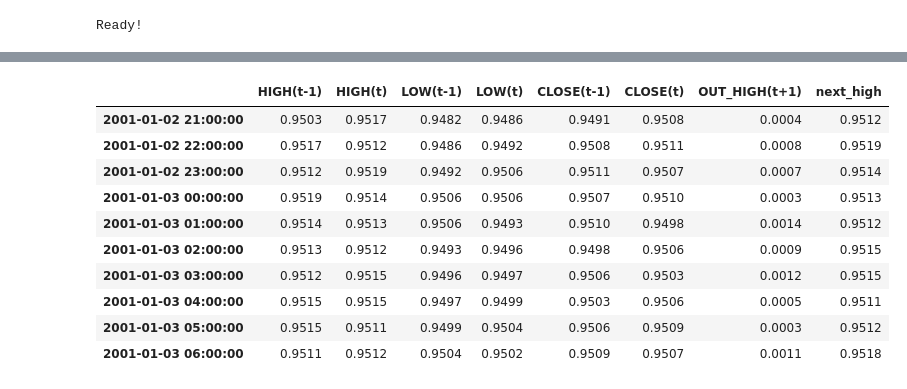
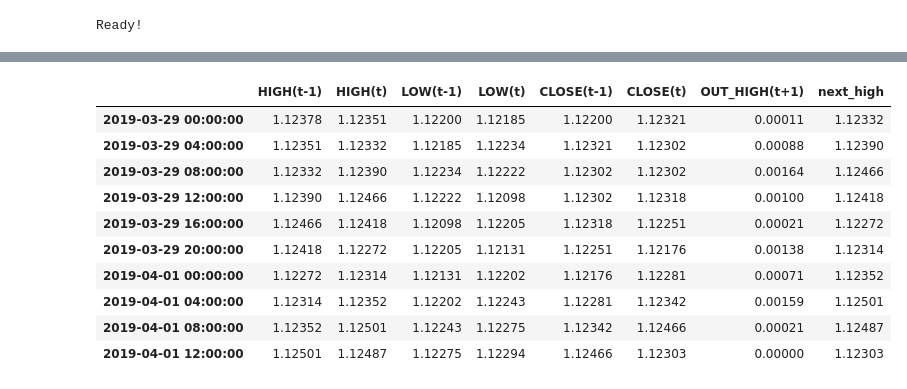
Before and after one commit to raulMrello/MachineLearning_for_Trading, a Jupyter notebook: PredictiveNet/notebooks/other auxiliar notebooks/Generating Predictions.ipynb, the cells around one changed output, grey strips where cells are left out. Cells and saved outputs as stored; diff of their text form; code cells hidden in the pictures.

```diff
--- a/PredictiveNet/notebooks/other auxiliar notebooks/Generating Predictions.ipynb
+++ b/PredictiveNet/notebooks/other auxiliar notebooks/Generating Predictions.ipynb
@@ -65,7 +63,7 @@ print('Ready!')
 Ready!
 # %%
 # Cargo el histórico en el dataframe 'df' y visualizo los primeros registros
-df = utils.load_hist('../csv_data/EURUSD_H1.csv', sep=';', remove_weekends=True)
+df = utils.load_hist('../../csv_data/EURUSD_H4.csv', freq='4H', sep=';', remove_weekends=True)
 df.head()
 # %% [output]
 Deleting weekends...
@@ -146,10 +153,10 @@ n_in = 4
 n_out = 1
 
 # Flag para eliminar NaNs del dataframe resultante tras aplicar la adaptación
-dropnan = True
+dropnan = False
 
 # Procesa la adaptación al dataframe 'df' y genera un nuevo dataframe 'df_nn'
 df_nn = utils.series_to_supervised(df, num_inputs, num_outputs, n_in, n_out, dropnan)
 print(df_nn.shape)
-df_nn.head()
+df_nn.tail()
 # %% [output]
@@ -163 +170,7 @@ df_nn.head()
 5 rows × 210 columns
+# %%
+# Elimino NaN y borro último resultado
+df_nn['OUT_HIGH(t+1)'][-1] = 0
+df_nn['OUT_LOW(t+1)'][-1] = 0
+df_nn.dropna(inplace=True)
+df_nn.tail()
@@ -164,20 +185,20 @@ df_nn.head()
 # %%
 # chequeo que la generación de las salidas a predecir es correcta mediante un dataframe temporal '_df' con las columnas más
 # representativas. Verificaré que la columna 'next_high' coincide con 'HIGH(t)' desplazada 1 sesión en el futuro
-_df = df_nn[['HIGH(t-1)','HIGH(t)','LOW(t-1)','LOW(t)','CLOSE(t-1)', 'CLOSE(t)','OUT_HIGH(t+1)']].head(10).copy()
+_df = df_nn[['HIGH(t-1)','HIGH(t)','LOW(t-1)','LOW(t)','CLOSE(t-1)', 'CLOSE(t)','OUT_HIGH(t+1)']].tail(10).copy()
 _df['next_high'] = _df['CLOSE(t)']+ _df['OUT_HIGH(t+1)']
 _df
 # %% [output]
 |  | HIGH(t-1) | HIGH(t) | LOW(t-1) | LOW(t) | CLOSE(t-1) | CLOSE(t) | OUT_HIGH(t+1) | next_high |
-| 2001-01-02 21:00:00 | 0.9503 | 0.9517 | 0.9482 | 0.9486 | 0.9491 | 0.9508 | 0.0004 | 0.9512 |
-| 2001-01-02 22:00:00 | 0.9517 | 0.9512 | 0.9486 | 0.9492 | 0.9508 | 0.9511 | 0.0008 | 0.9519 |
-| 2001-01-02 23:00:00 | 0.9512 | 0.9519 | 0.9492 | 0.9506 | 0.9511 | 0.9507 | 0.0007 | 0.9514 |
-| 2001-01-03 00:00:00 | 0.9519 | 0.9514 | 0.9506 | 0.9506 | 0.9507 | 0.9510 | 0.0003 | 0.9513 |
-| 2001-01-03 01:00:00 | 0.9514 | 0.9513 | 0.9506 | 0.9493 | 0.9510 | 0.9498 | 0.0014 | 0.9512 |
-| 2001-01-03 02:00:00 | 0.9513 | 0.9512 | 0.9493 | 0.9496 | 0.9498 | 0.9506 | 0.0009 | 0.9515 |
-| 2001-01-03 03:00:00 | 0.9512 | 0.9515 | 0.9496 | 0.9497 | 0.9506 | 0.9503 | 0.0012 | 0.9515 |
-| 2001-01-03 04:00:00 | 0.9515 | 0.9515 | 0.9497 | 0.9499 | 0.9503 | 0.9506 | 0.0005 | 0.9511 |
-| 2001-01-03 05:00:00 | 0.9515 | 0.9511 | 0.9499 | 0.9504 | 0.9506 | 0.9509 | 0.0003 | 0.9512 |
-| 2001-01-03 06:00:00 | 0.9511 | 0.9512 | 0.9504 | 0.9502 | 0.9509 | 0.9507 | 0.0011 | 0.9518 |
+| 2019-03-29 00:00:00 | 1.12378 | 1.12351 | 1.12200 | 1.12185 | 1.12200 | 1.12321 | 0.00011 | 1.12332 |
+| 2019-03-29 04:00:00 | 1.12351 | 1.12332 | 1.12185 | 1.12234 | 1.12321 | 1.12302 | 0.00088 | 1.12390 |
+| 2019-03-29 08:00:00 | 1.12332 | 1.12390 | 1.12234 | 1.12222 | 1.12302 | 1.12302 | 0.00164 | 1.12466 |
+| 2019-03-29 12:00:00 | 1.12390 | 1.12466 | 1.12222 | 1.12098 | 1.12302 | 1.12318 | 0.00100 | 1.12418 |
+| 2019-03-29 16:00:00 | 1.12466 | 1.12418 | 1.12098 | 1.12205 | 1.12318 | 1.12251 | 0.00021 | 1.12272 |
+| 2019-03-29 20:00:00 | 1.12418 | 1.12272 | 1.12205 | 1.12131 | 1.12251 | 1.12176 | 0.00138 | 1.12314 |
+| 2019-04-01 00:00:00 | 1.12272 | 1.12314 | 1.12131 | 1.12202 | 1.12176 | 1.12281 | 0.00071 | 1.12352 |
+| 2019-04-01 04:00:00 | 1.12314 | 1.12352 | 1.12202 | 1.12243 | 1.12281 | 1.12342 | 0.00159 | 1.12501 |
+| 2019-04-01 08:00:00 | 1.12352 | 1.12501 | 1.12243 | 1.12275 | 1.12342 | 1.12466 | 0.00021 | 1.12487 |
+| 2019-04-01 12:00:00 | 1.12501 | 1.12487 | 1.12275 | 1.12294 | 1.12466 | 1.12303 | 0.00000 | 1.12303 |
 # %%
 #### Normalización de los datos sobre el datafram 'df_nn'. Genero un nuevo dataframe 'dfnorm'
```
Also changed, not shown: parts of 19 cells of this notebook, 6 other files.
